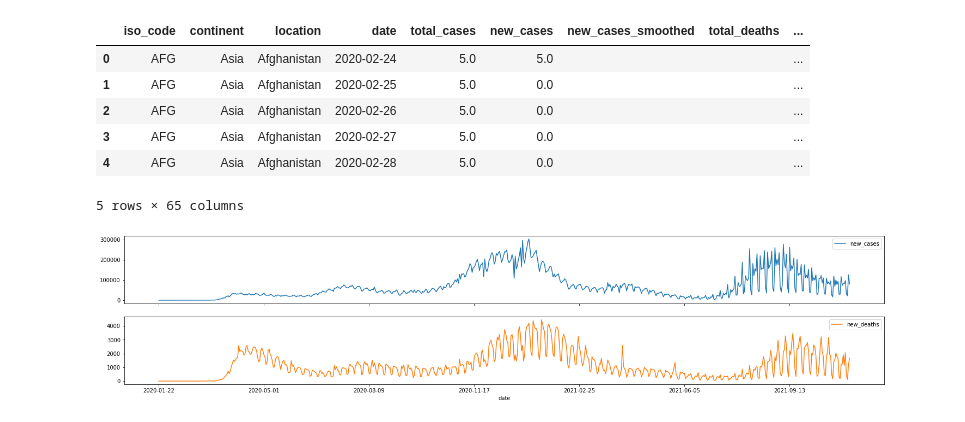
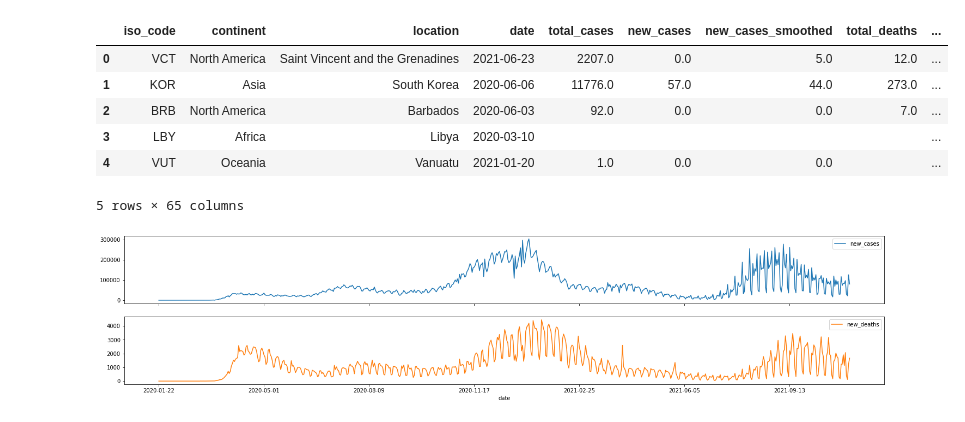
Before and after one commit to CrowdStrike/omigo-data-analytics, a Jupyter notebook: notebooks/graphs.ipynb, the cells around one changed output. Drawn from its saved outputs; the diff is of its cells as text; code cells hidden in the pictures.

```diff
--- a/notebooks/graphs.ipynb
+++ b/notebooks/graphs.ipynb
@@ -8,14 +8,14 @@ import statistics
 x = tsvutils.read_url("https://github.com/owid/covid-19-data/raw/master/public/data/owid-covid-data.csv")
 # %%
 # show raw data
-x.export_to_df(5)
+x.sample_rows(10).export_to_df(5)
 # %% [output]
 |  | iso_code | continent | location | date | total_cases | new_cases | new_cases_smoothed | total_deaths | ... |
-| 0 | AFG | Asia | Afghanistan | 2020-02-24 | 5.0 | 5.0 |  |  | ... |
-| 1 | AFG | Asia | Afghanistan | 2020-02-25 | 5.0 | 0.0 |  |  | ... |
-| 2 | AFG | Asia | Afghanistan | 2020-02-26 | 5.0 | 0.0 |  |  | ... |
-| 3 | AFG | Asia | Afghanistan | 2020-02-27 | 5.0 | 0.0 |  |  | ... |
-| 4 | AFG | Asia | Afghanistan | 2020-02-28 | 5.0 | 0.0 |  |  | ... |
+| 0 | VCT | North America | Saint Vincent and the Grenadines | 2021-06-23 | 2207.0 | 0.0 | 5.0 | 12.0 | ... |
+| 1 | KOR | Asia | South Korea | 2020-06-06 | 11776.0 | 57.0 | 44.0 | 273.0 | ... |
+| 2 | BRB | North America | Barbados | 2020-06-03 | 92.0 | 0.0 | 0.0 | 7.0 | ... |
+| 3 | LBY | Africa | Libya | 2020-03-10 |  |  |  |  | ... |
+| 4 | VUT | Oceania | Vanuatu | 2021-01-20 | 1.0 | 0.0 | 0.0 |  | ... |
 5 rows × 65 columns
 # %%
 # fill in missing values
```
